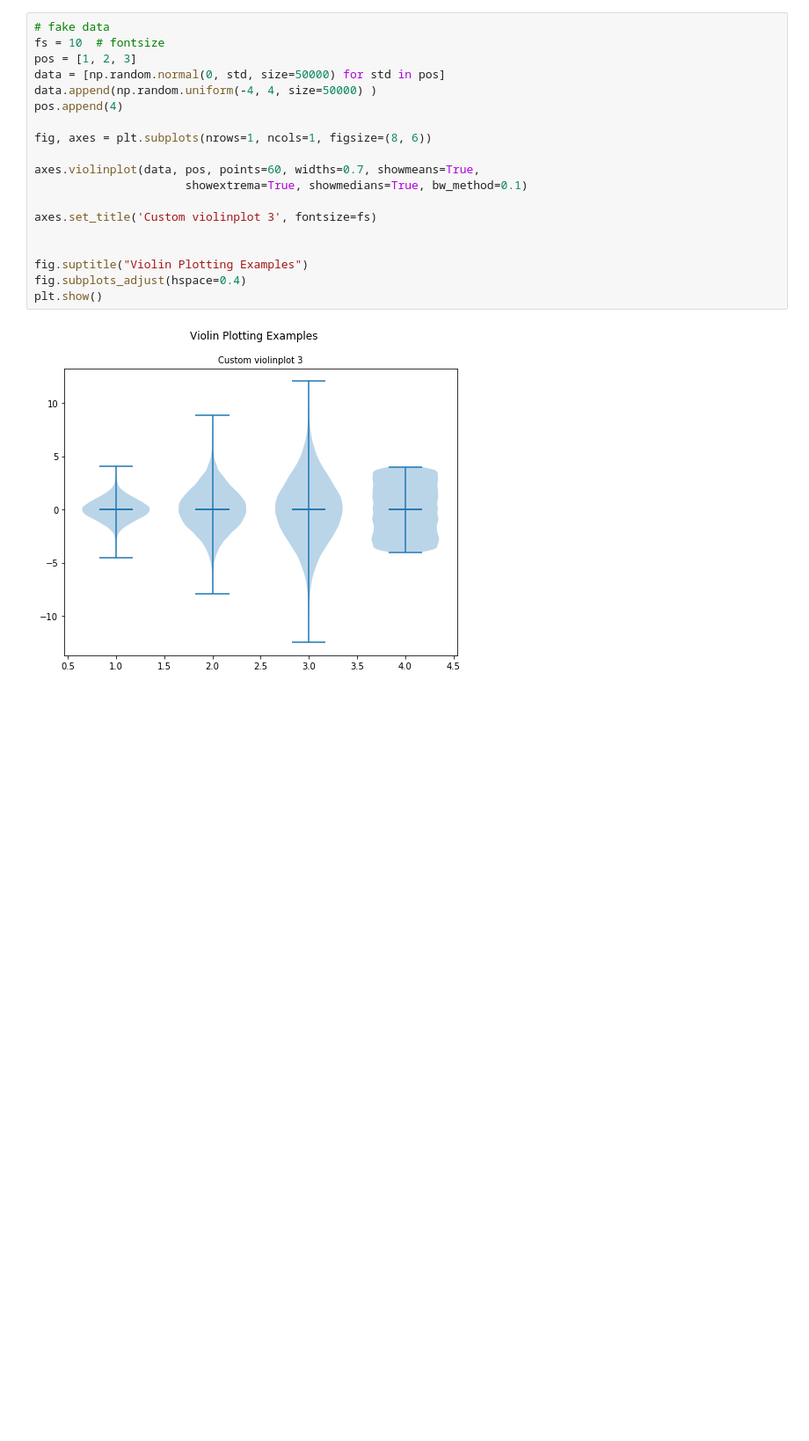
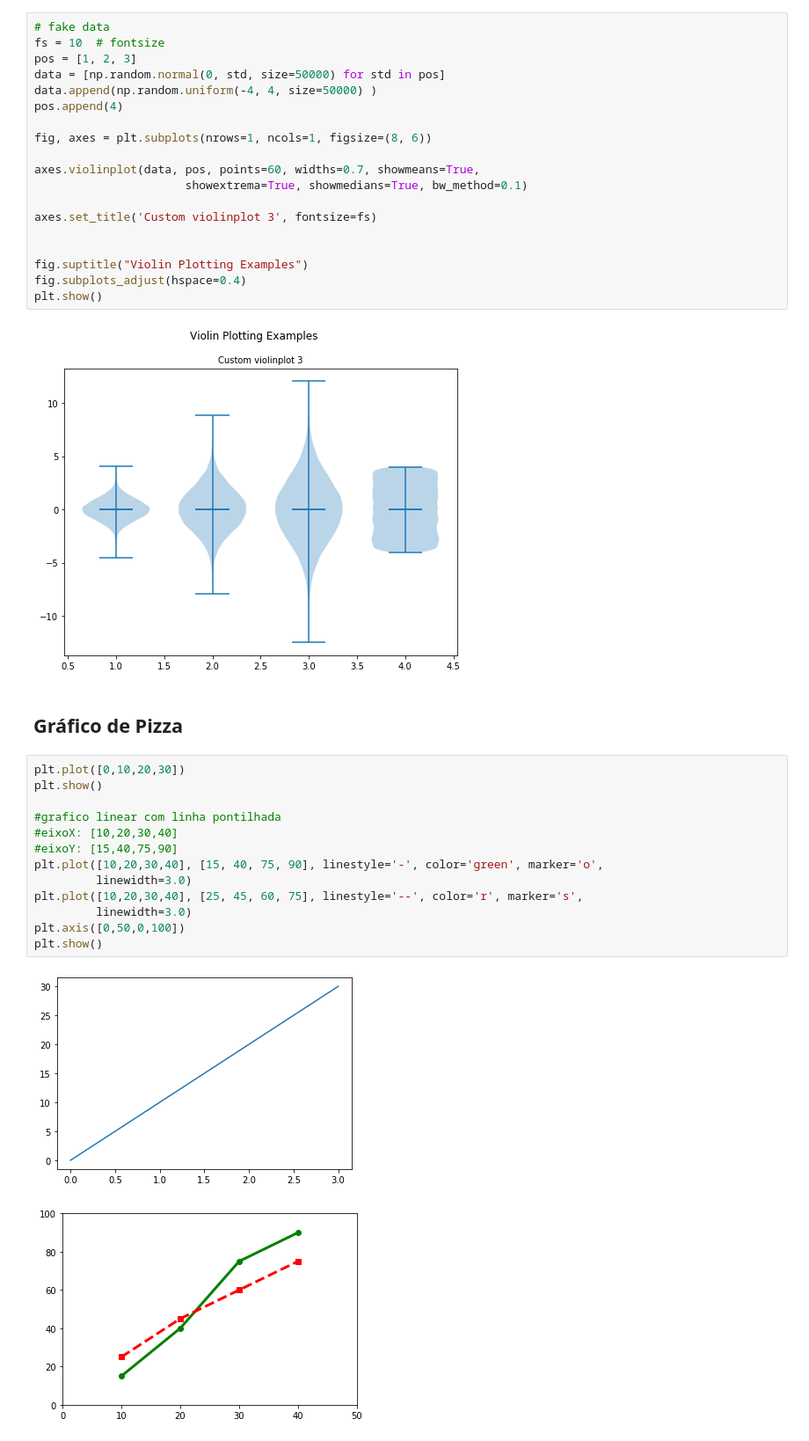
Before and after one commit to marcielbp/Statistics-and-Probability, a Jupyter notebook: python/notebooks/praticas/pr02.ipynb, the cells around one changed output. Shown at 88% size. Drawn from its saved outputs; the diff is of its cells as text; blank space fills up the shorter version.

```diff
--- a/python/notebooks/praticas/pr02.ipynb
+++ b/python/notebooks/praticas/pr02.ipynb
@@ -127,3 +126,21 @@ fig.subplots_adjust(hspace=0.4)
 plt.show()
 # %% [output]
 [figure]
+# %% [markdown]
+## Gráfico de Pizza
+# %%
+plt.plot([0,10,20,30])
+plt.show()
+
+#grafico linear com linha pontilhada
+#eixoX: [10,20,30,40]
+#eixoY: [15,40,75,90]
+plt.plot([10,20,30,40], [15, 40, 75, 90], linestyle='-', color='green', marker='o',
+         linewidth=3.0)
+plt.plot([10,20,30,40], [25, 45, 60, 75], linestyle='--', color='r', marker='s',
+         linewidth=3.0)
+plt.axis([0,50,0,100])
+plt.show()
+# %% [output]
+[figure, added]
+[figure, added]
```
Also changed, not shown: parts of 1 cell of this notebook, 5 other files.
